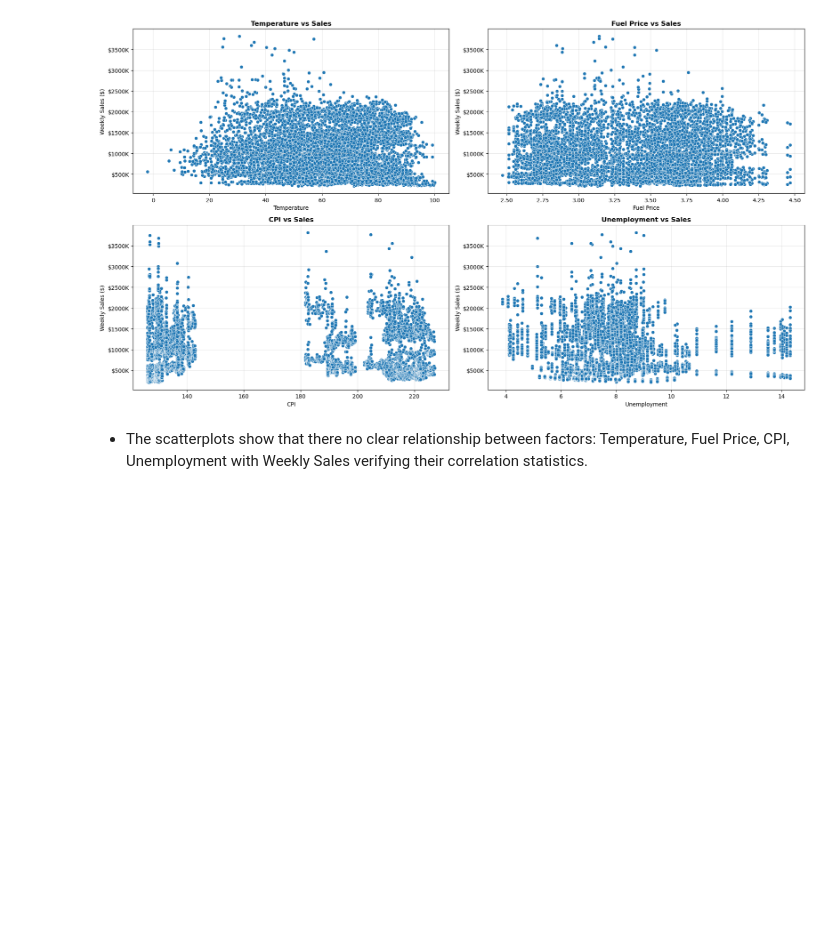
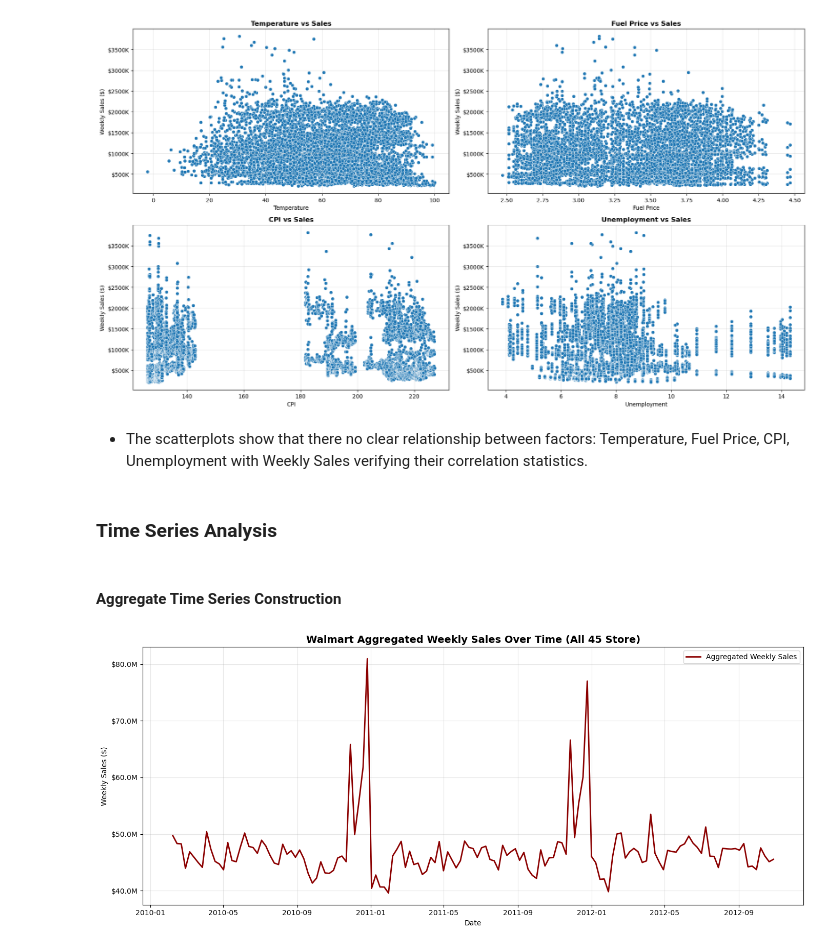
Before and after one commit to junaidazhar42/Walmart-Weekly-Sales-Forecasting-ARIMA-Prophet, a Jupyter notebook: main.ipynb, the cells around one changed output. Drawn from its saved outputs; the diff is of its cells as text; code cells hidden in the pictures; blank space fills up the shorter version.

```diff
--- a/main.ipynb
+++ b/main.ipynb
@@ -353,3 +354,28 @@ plt.show()
 [figure]
 # %% [markdown]
 - The scatterplots show that there no clear relationship between factors: Temperature, Fuel Price, CPI, Unemployment with Weekly Sales verifying their correlation statistics.
+# %% [markdown]
+### Time Series Analysis
+# %% [markdown]
+#### Aggregate Time Series Construction
+# %%
+df = df.set_index('Date')
+
+weekly_sales = df['Weekly_Sales'].resample('W').sum()
+exog_features = ['Temperature', 'Fuel_Price', 'CPI', 'Unemployment', 'Holiday_Flag']
+weekly_exog = df[exog_features].resample('w').sum()
+weekly_exog['Holiday_Flag'] = df['Holiday_Flag'].resample('W').max().fillna(0)
+
+
+plt.figure(figsize = (14, 6))
+plt.plot(weekly_sales, label = "Aggregated Weekly Sales", linewidth = 2, color = 'darkred')
+plt.title("Walmart Aggregated Weekly Sales Over Time (All 45 Store)", fontsize = 14, fontweight = 'bold')
+plt.gca().yaxis.set_major_formatter(mticker.FuncFormatter(lambda x, _: f'${int(x/1e6):.1f}M'))
+plt.xlabel("Date")
+plt.ylabel("Weekly Sales ($)")
+plt.legend(loc = 'best')
+plt.grid(alpha = 0.3)
+plt.tight_layout()
+plt.show()
+# %% [output]
+[figure, added]
```
Also changed, not shown: parts of 10 cells of this notebook.
